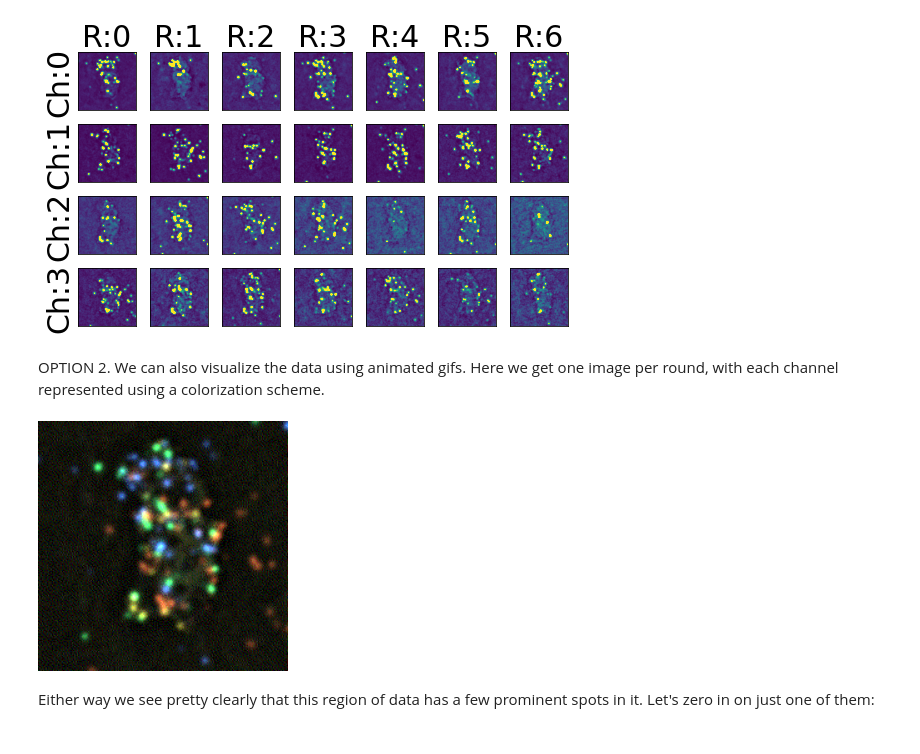
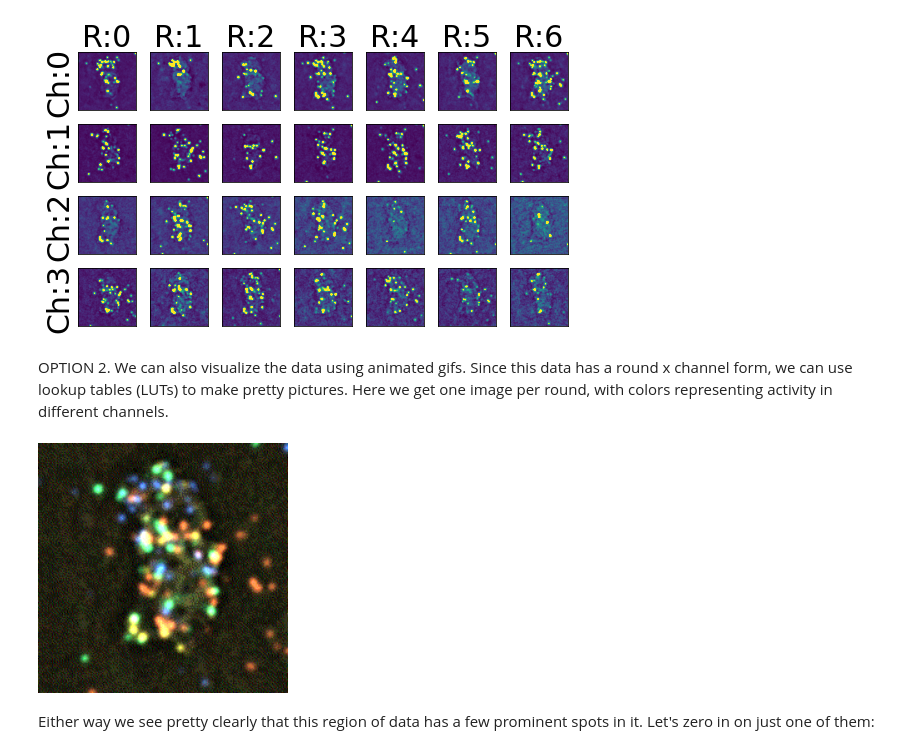
Before and after one commit to jacksonloper/bardensr, a Jupyter notebook: examples/basics.ipynb, the cells around one changed output. Saved outputs shown, nothing was run; the diff lists cells and outputs as text; code cells hidden in the pictures.

```diff
--- a/examples/basics.ipynb
+++ b/examples/basics.ipynb
@@ -67,11 +76,11 @@ bardensr.plotting.plot_rbc(7,4,go,sz=1,sideways=True,notick=True)
 # %% [output]
 [figure]
 # %% [markdown]
-OPTION 2. We can also visualize the data using animated gifs.  Here we get one image per round, with each channel represented using a colorization scheme.
+OPTION 2. We can also visualize the data using animated gifs.  Since this data has a round x channel form, we can use lookup tables (LUTs) to make pretty pictures.  Here we get one image per round, with colors representing activity in different channels.
 # %%
-IPython.display.Image(bardensr.plotting.gify(bench.X[:,:,0]),width=250)
+IPython.display.Image(bardensr.plotting.gify(bench.X[:,:,0],normstyle='each'),width=250)
 # %% [output]
-[figure, old version]
+[figure, new version]
 # %% [markdown]
 Either way we see pretty clearly that this region of data has a few prominent spots in it.  Let's zero in on just one of them:
 # %%
```
Also changed, not shown: parts of 68 cells of this notebook, 17 other files.
